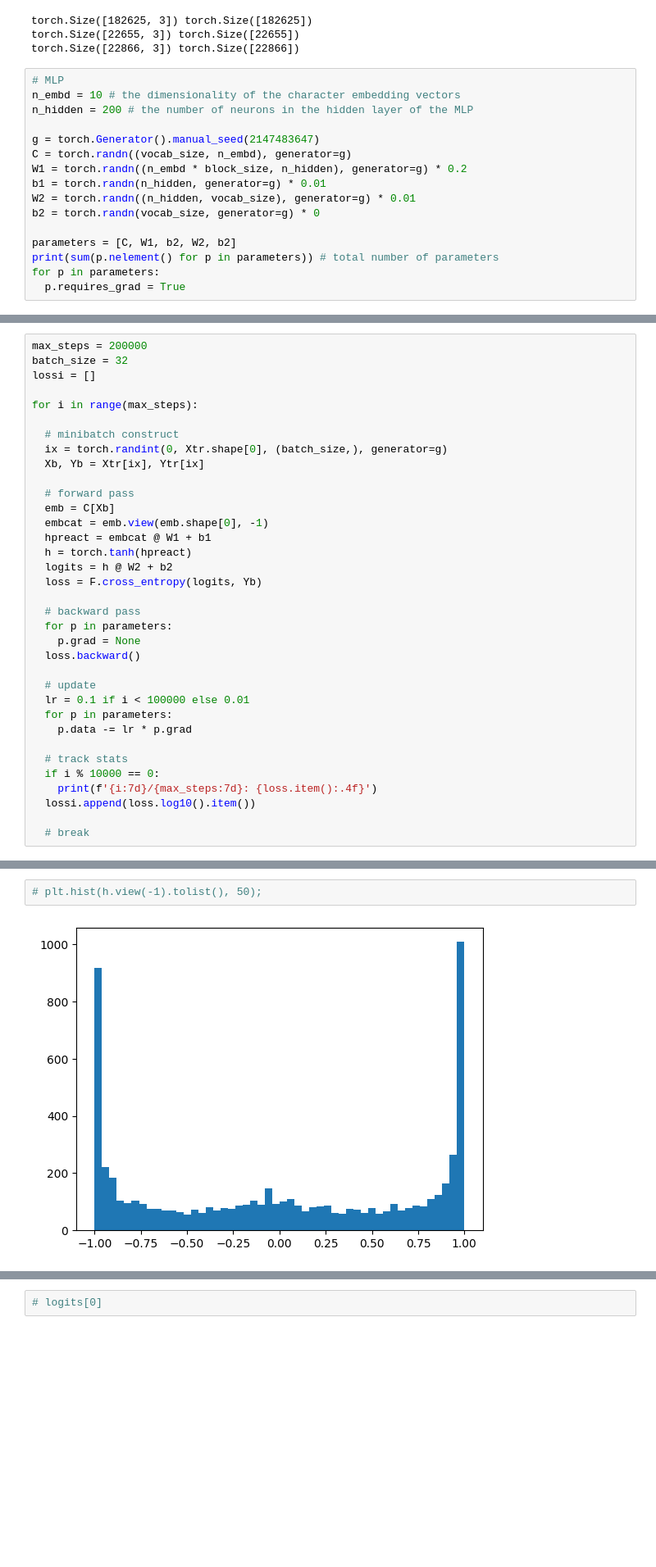
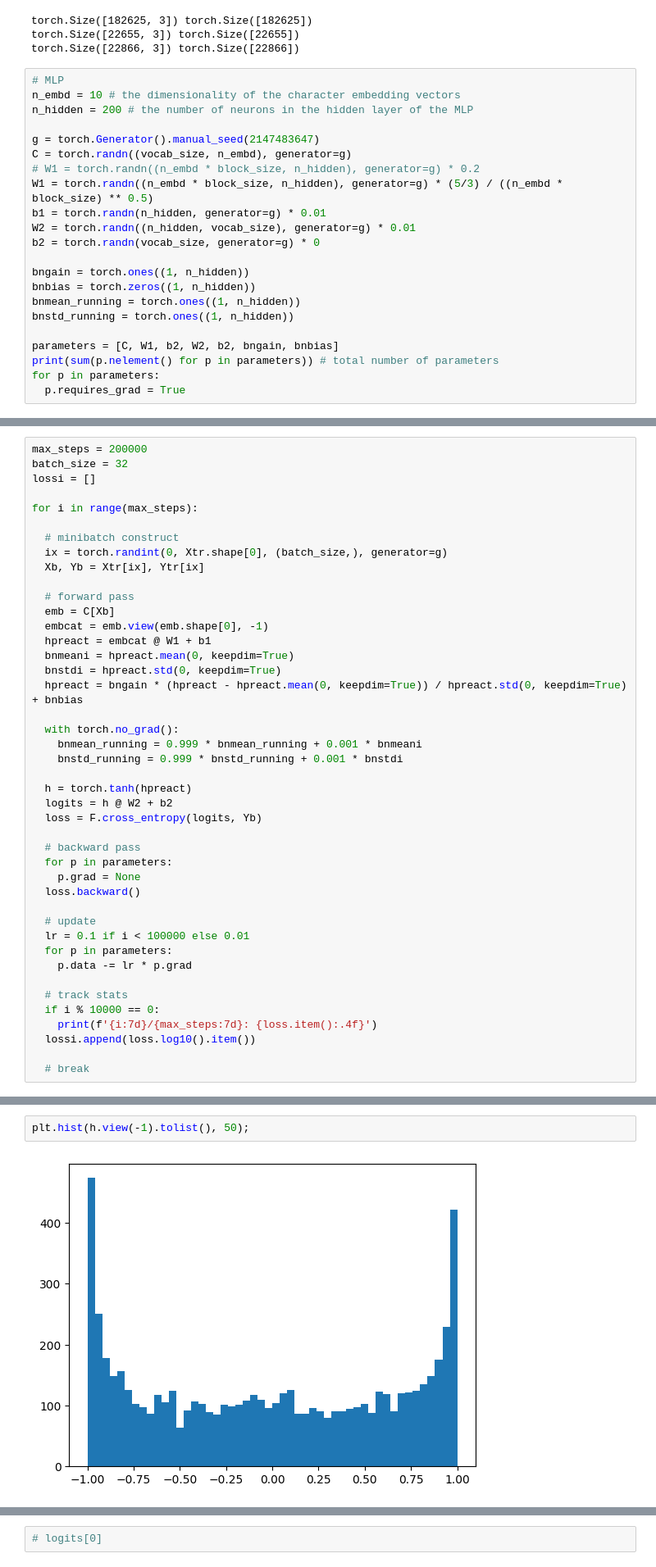
Before and after one commit to bhargav-borah/makemore-language-modeling, a Jupyter notebook: notebooks/nb_3.ipynb, the cells around one changed output, grey strips where cells are left out. Shown at 82% size. Cells and saved outputs as stored; diff of their text form; blank space fills up the shorter version.

```diff
--- a/notebooks/nb_3.ipynb
+++ b/notebooks/nb_3.ipynb
@@ -71,12 +71,18 @@ n_hidden = 200 # the number of neurons in the hidden layer of the MLP
 
 g = torch.Generator().manual_seed(2147483647)
 C = torch.randn((vocab_size, n_embd), generator=g)
-W1 = torch.randn((n_embd * block_size, n_hidden), generator=g) * 0.2
+# W1 = torch.randn((n_embd * block_size, n_hidden), generator=g) * 0.2
+W1 = torch.randn((n_embd * block_size, n_hidden), generator=g) * (5/3) / ((n_embd * block_size) ** 0.5)
 b1 = torch.randn(n_hidden, generator=g) * 0.01
 W2 = torch.randn((n_hidden, vocab_size), generator=g) * 0.01
 b2 = torch.randn(vocab_size, generator=g) * 0
 
-parameters = [C, W1, b2, W2, b2]
+bngain = torch.ones((1, n_hidden))
+bnbias = torch.zeros((1, n_hidden))
+bnmean_running = torch.ones((1, n_hidden))
+bnstd_running = torch.ones((1, n_hidden))
+
+parameters = [C, W1, b2, W2, b2, bngain, bnbias]
 print(sum(p.nelement() for p in parameters)) # total number of parameters
 for p in parameters:
   p.requires_grad = True
@@ -97,6 +132,14 @@ for i in range(max_steps):
   emb = C[Xb]
   embcat = emb.view(emb.shape[0], -1)
   hpreact = embcat @ W1 + b1
+  bnmeani = hpreact.mean(0, keepdim=True)
+  bnstdi = hpreact.std(0, keepdim=True)
+  hpreact = bngain * (hpreact - hpreact.mean(0, keepdim=True)) / hpreact.std(0, keepdim=True) + bnbias
+
+  with torch.no_grad():
+    bnmean_running = 0.999 * bnmean_running + 0.001 * bnmeani
+    bnstd_running = 0.999 * bnstd_running + 0.001 * bnstdi
+
   h = torch.tanh(hpreact)
   logits = h @ W2 + b2
   loss = F.cross_entropy(logits, Yb)
@@ -141,5 +196,5 @@ for i in range(max_steps):
 # %%
-# plt.hist(h.view(-1).tolist(), 50);
+plt.hist(h.view(-1).tolist(), 50);
 # %% [output]
-[figure, old version]
+[figure, new version]
 # %%
```
Also changed, not shown: parts of 20 cells of this notebook.
